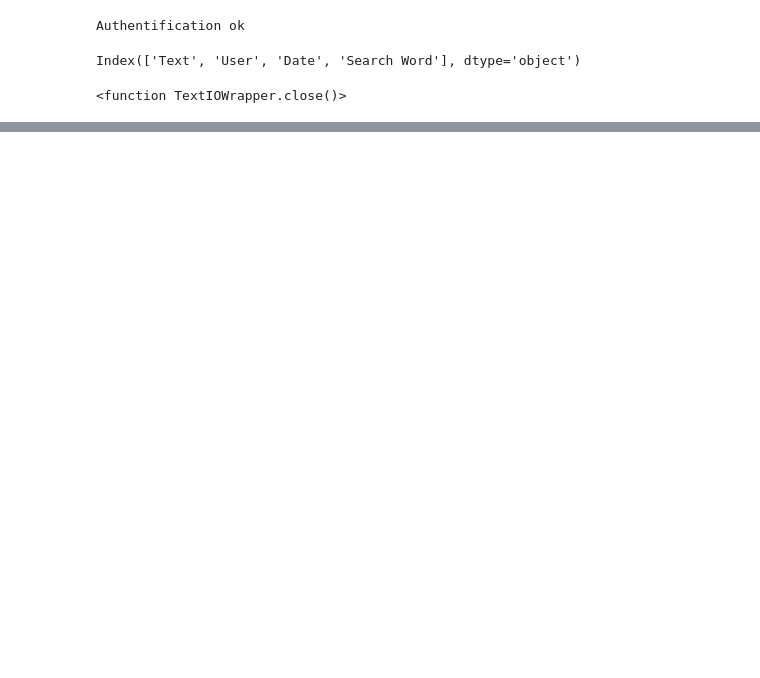
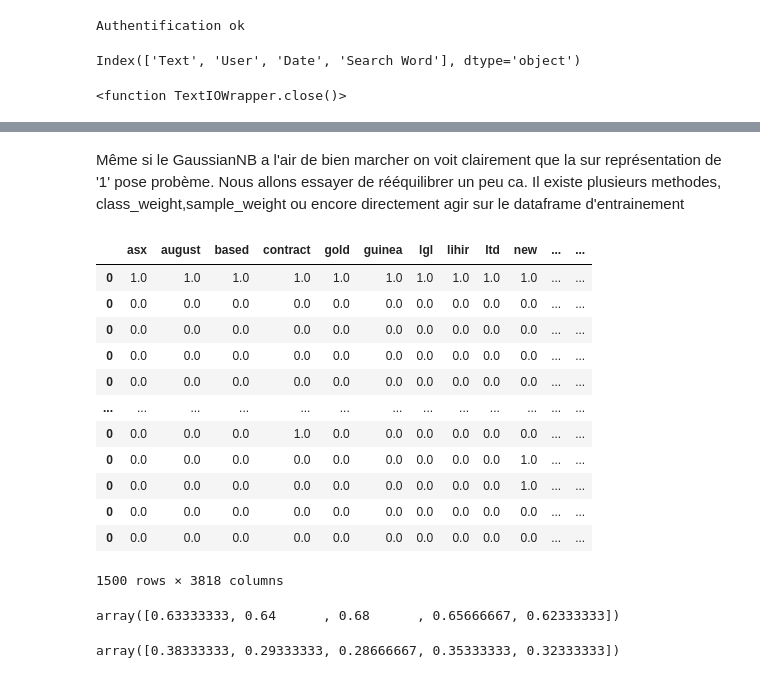
Before and after one commit to LouisRouss/PIE, a Jupyter notebook: Louis/Sentiment Analysis.ipynb, the cells around one changed output, grey strips where cells are left out. Saved outputs shown, nothing was run; the diff lists cells and outputs as text; code cells hidden in the pictures; blank space fills up the shorter version.

```diff
--- a/Louis/Sentiment Analysis.ipynb
+++ b/Louis/Sentiment Analysis.ipynb
@@ -32,0 +130,11 @@ bag_of_words = NLP.AddInBow(bag_of_words,words,BOW)
+# %%
+X_train,y_train = X[:int(0.2*len(X))],y[:int(0.2*len(X))] #la création du bag_of_words prend énormement de temps d'ou le 0.2 ici
+# %%
+X_train = list(X_train['text'])
+# %%
+bag_of_words = pd.DataFrame()
+for i in range(len(X_train)):
+    text = X_train[i]
+    words,BOW = NLP.bagofwords(text,'en', stop_words=stop_words_en, remove_non_words=False, stemming=False)
+    bag_of_words = NLP.addinbow(bag_of_words,words,BOW)
+bag_of_words
@@ -55,0 +267,2 @@ dico
+# %% [markdown]
+Même si le GaussianNB a l'air de bien marcher on voit clairement que la sur représentation de '1' pose probème. Nous allons essayer de rééquilibrer un peu ca. Il existe plusieurs methodes, class_weight,sample_weight ou encore directement agir sur le dataframe d'entrainement
@@ -55,0 +296,46 @@ dico
+# %%
+import random
+
+c = list(zip(X_train, y_train))
+
+random.shuffle(c)
+
+X_train, y_train = zip(*c)
+
+X_train = list(X_train)
+y_train = list(y_train)
+
+y_train=list(np.array(y_train).reshape(-1))
+# %%
+bag_of_words_train = pd.DataFrame()
+for i in range(len(X_train)):
+    text = X_train[i]
+    words,BOW = NLP.bagofwords(text,'en', stop_words=stop_words_en, remove_non_words=False, stemming=False)
+    bag_of_words_train = NLP.addinbow(bag_of_words_train,words,BOW)
+bag_of_words_train
+# %% [output]
+|  | asx | august | based | contract | gold | guinea | lgl | lihir | ltd | new | ... | ... |
+| 0 | 1.0 | 1.0 | 1.0 | 1.0 | 1.0 | 1.0 | 1.0 | 1.0 | 1.0 | 1.0 | ... | ... |
+| 0 | 0.0 | 0.0 | 0.0 | 0.0 | 0.0 | 0.0 | 0.0 | 0.0 | 0.0 | 0.0 | ... | ... |
+| 0 | 0.0 | 0.0 | 0.0 | 0.0 | 0.0 | 0.0 | 0.0 | 0.0 | 0.0 | 0.0 | ... | ... |
+| 0 | 0.0 | 0.0 | 0.0 | 0.0 | 0.0 | 0.0 | 0.0 | 0.0 | 0.0 | 0.0 | ... | ... |
+| 0 | 0.0 | 0.0 | 0.0 | 0.0 | 0.0 | 0.0 | 0.0 | 0.0 | 0.0 | 0.0 | ... | ... |
+| ... | ... | ... | ... | ... | ... | ... | ... | ... | ... | ... | ... | ... |
+| 0 | 0.0 | 0.0 | 0.0 | 1.0 | 0.0 | 0.0 | 0.0 | 0.0 | 0.0 | 0.0 | ... | ... |
+| 0 | 0.0 | 0.0 | 0.0 | 0.0 | 0.0 | 0.0 | 0.0 | 0.0 | 0.0 | 1.0 | ... | ... |
+| 0 | 0.0 | 0.0 | 0.0 | 0.0 | 0.0 | 0.0 | 0.0 | 0.0 | 0.0 | 1.0 | ... | ... |
+| 0 | 0.0 | 0.0 | 0.0 | 0.0 | 0.0 | 0.0 | 0.0 | 0.0 | 0.0 | 0.0 | ... | ... |
+| 0 | 0.0 | 0.0 | 0.0 | 0.0 | 0.0 | 0.0 | 0.0 | 0.0 | 0.0 | 0.0 | ... | ... |
+1500 rows × 3818 columns
+# %%
+gaussian_sentiment = GaussianNB()
+scores_gaussian = cross_val_score(gaussian_sentiment,bag_of_words_train,y_train,cv=5)
+scores_gaussian
+# %% [output]
+array([0.63333333, 0.64      , 0.68      , 0.65666667, 0.62333333])
+# %%
+svm_sentiment = OneClassSVM(kernel = 'rbf',gamma=0.01,nu=0.01)
+scores_gaussian = cross_val_score(svm_sentiment,bag_of_words_train,y_train,cv=5,scoring='accuracy')
+scores_gaussian
+# %% [output]
+array([0.38333333, 0.29333333, 0.28666667, 0.35333333, 0.32333333])
```
Also changed, not shown: parts of 36 cells of this notebook, 5 other files.
